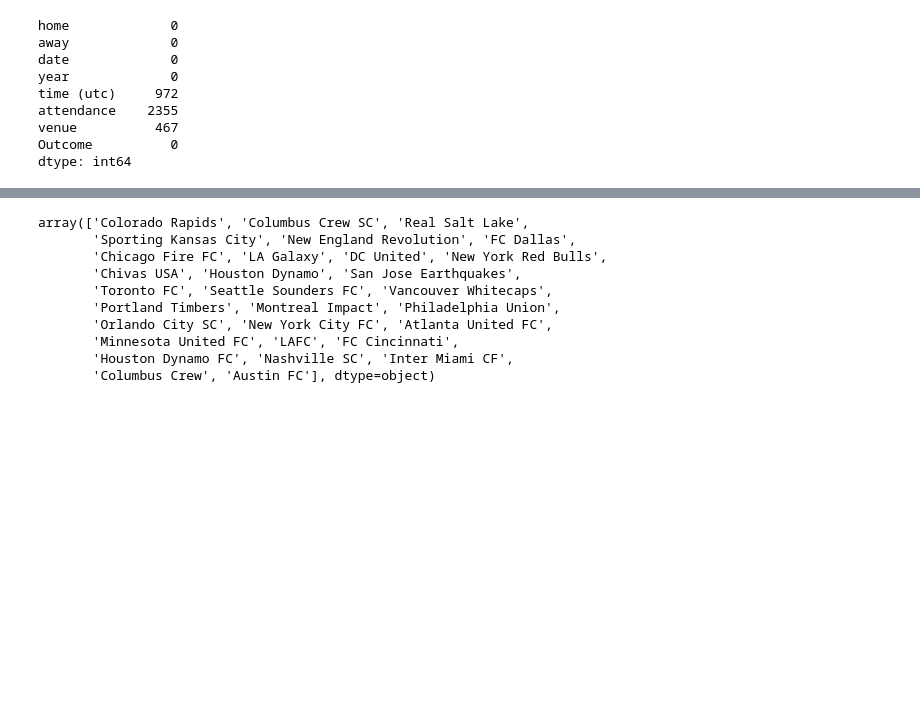
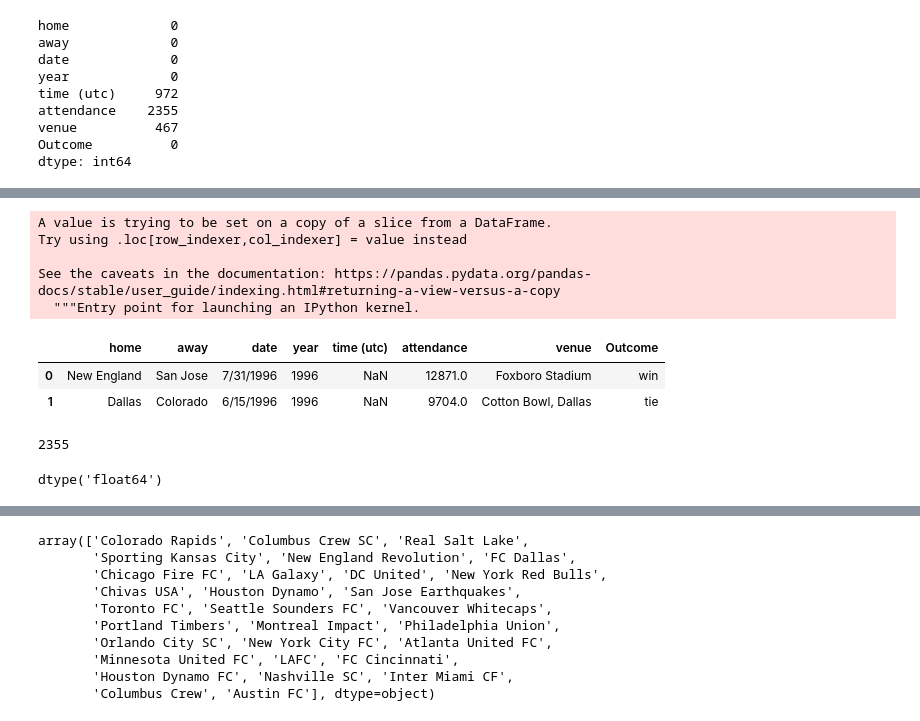
Before and after one commit to moonem/Win-Loss-Prediction-on-Major-League-Soccer, a Jupyter notebook: Segment_2/game_predict_NN.ipynb, the cells around one changed output, grey strips where cells are left out. Saved outputs shown, nothing was run; the diff lists cells and outputs as text; code cells hidden in the pictures; blank space fills up the shorter version.

```diff
--- a/Segment_2/game_predict_NN.ipynb
+++ b/Segment_2/game_predict_NN.ipynb
@@ -145,0 +267,16 @@ dtype: int64
+# %%
+game_df['attendance'] = pd.to_numeric(game_df['attendance'], errors='coerce')
+game_df.head(2)
+# %% [output]
+A value is trying to be set on a copy of a slice from a DataFrame.
+Try using .loc[row_indexer,col_indexer] = value instead
+
+See the caveats in the documentation: https://pandas.pydata.org/pandas-docs/stable/user_guide/indexing.html#returning-a-view-versus-a-copy
+  """Entry point for launching an IPython kernel.
+|  | home | away | date | year | time (utc) | attendance | venue | Outcome |
+| 0 | New England | San Jose | 7/31/1996 | 1996 | NaN | 12871.0 | Foxboro Stadium | win |
+| 1 | Dallas | Colorado | 6/15/1996 | 1996 | NaN | 9704.0 | Cotton Bowl, Dallas | tie |
+# %%
+game_df['attendance'].isnull().sum()
+# %% [output]
+2355
@@ -145,0 +287,4 @@ dtype: int64
+# %%
+audience.dtype
+# %% [output]
+dtype('float64')
```
Also changed, not shown: parts of 18 cells of this notebook.
